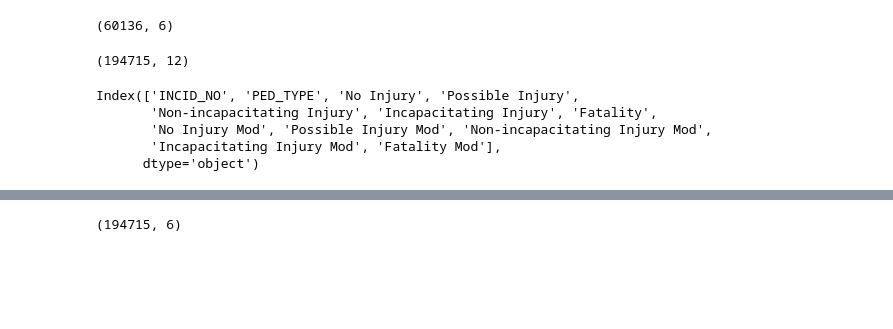
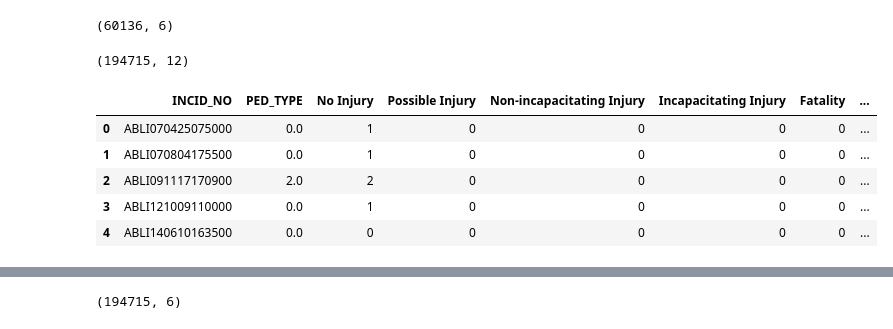
Before and after one commit to VolpeUSDOT/NPS-Region-Crash-Briefing, a Jupyter notebook: data cleaning notebooks/CDS Analysis Database Assembly 2023.ipynb, the cells around one changed output, grey strips where cells are left out. Drawn from its saved outputs; the diff is of its cells as text; code cells hidden in the pictures; blank space fills up the shorter version.

```diff
--- a/data cleaning notebooks/CDS Analysis Database Assembly 2023.ipynb
+++ b/data cleaning notebooks/CDS Analysis Database Assembly 2023.ipynb
@@ -540,10 +566,11 @@ merged_injury_agg.shape
 # %% [output]
 (194715, 12)
 # %%
-merged_injury_agg.columns
+merged_injury_agg.head()
 # %% [output]
-Index(['INCID_NO', 'PED_TYPE', 'No Injury', 'Possible Injury',
-       'Non-incapacitating Injury', 'Incapacitating Injury', 'Fatality',
-       'No Injury Mod', 'Possible Injury Mod', 'Non-incapacitating Injury Mod',
-       'Incapacitating Injury Mod', 'Fatality Mod'],
-      dtype='object')
+|  | INCID_NO | PED_TYPE | No Injury | Possible Injury | Non-incapacitating Injury | Incapacitating Injury | Fatality | ... |
+| 0 | ABLI070425075000 | 0.0 | 1 | 0 | 0 | 0 | 0 | ... |
+| 1 | ABLI070804175500 | 0.0 | 1 | 0 | 0 | 0 | 0 | ... |
+| 2 | ABLI091117170900 | 2.0 | 2 | 0 | 0 | 0 | 0 | ... |
+| 3 | ABLI121009110000 | 0.0 | 1 | 0 | 0 | 0 | 0 | ... |
+| 4 | ABLI140610163500 | 0.0 | 0 | 0 | 0 | 0 | 0 | ... |
```
Also changed, not shown: parts of 53 cells of this notebook.
